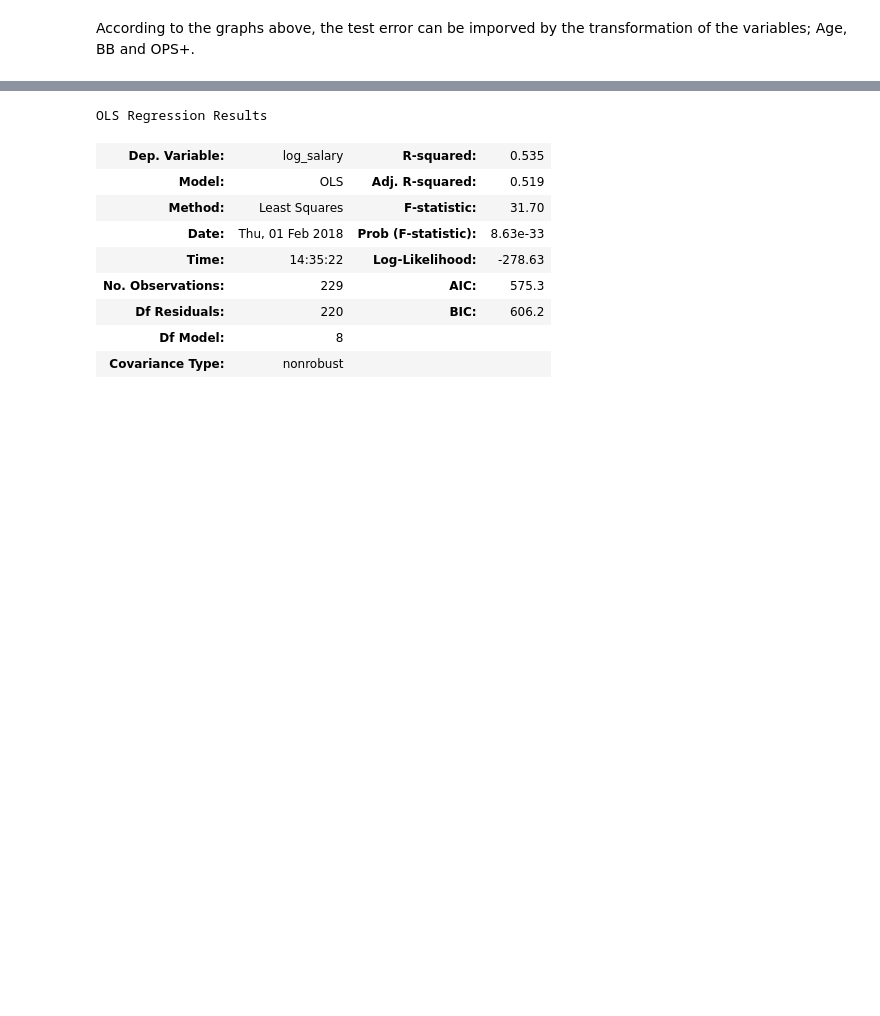
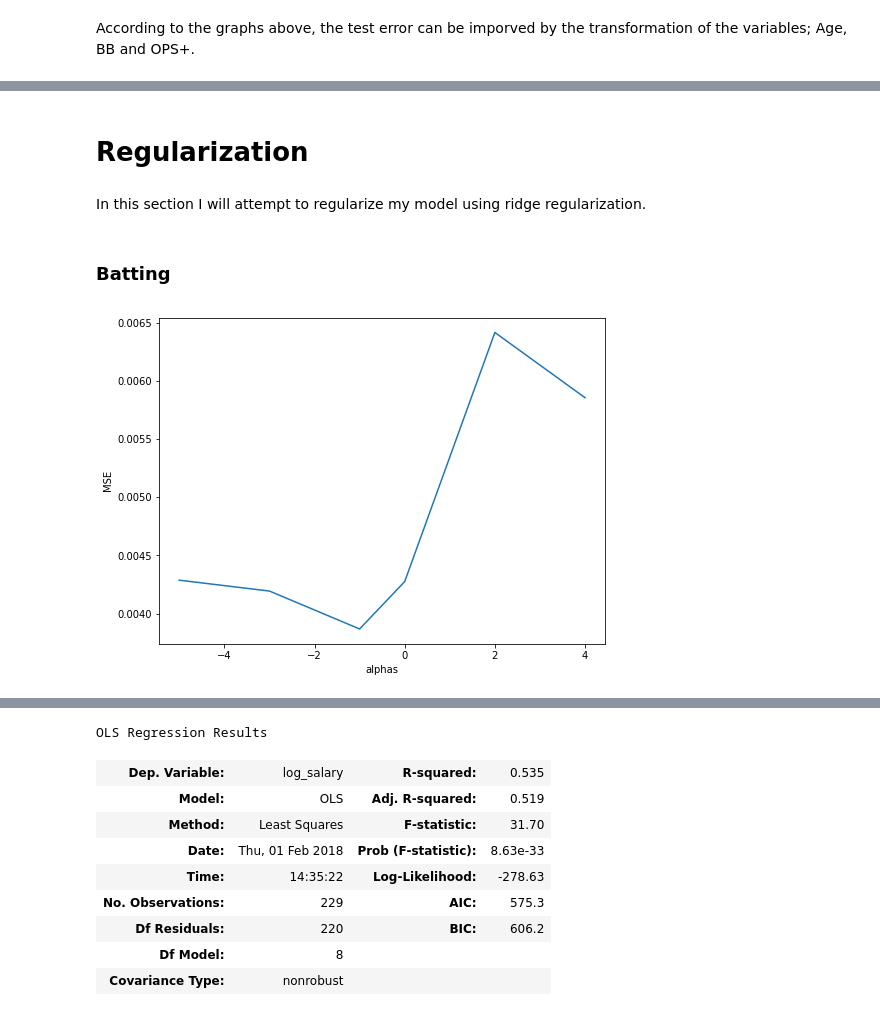
Before and after one commit to Jzbooth/Booth_Metis, a Jupyter notebook: Project_2/Project_luther3.ipynb, the cells around one changed output, grey strips where cells are left out. Cells and saved outputs as stored; diff of their text form; code cells hidden in the pictures; blank space fills up the shorter version.

```diff
--- a/Project_2/Project_luther3.ipynb
+++ b/Project_2/Project_luther3.ipynb
@@ -1027,0 +1047,34 @@ array([  9.21522252e-01,  -1.15520704e-02,   9.52059501e-02,
+# %% [markdown]
+# Regularization
+# %% [markdown]
+In this section I will attempt to regularize my model using ridge regularization.
+# %% [markdown]
+### Batting
+# %%
+x = batdf[bsig_cols]
+y = batdf['log_salary']
+alphas=[1e-5,1e-3,1e-1,1,100,10000]
+X_train, X_test, y_train, y_test = train_test_split(x, y, test_size=0.3)
+
+def make_estimator(est,alpha):
+    est.alpha=alpha
+    model = est.fit(X_train,y_train)
+    mse=np.mean(y_test-model.predict(X_test))**2
+    return mse
+
+# Get scores
+all_mse=[]
+for a in alphas:
+    all_mse.append(make_estimator(Ridge(),a))
+
+
+#plot of model
+plt.figure(figsize=(8,6))
+plt.legend()
+plt.plot(np.log10(alphas),all_mse)
+plt.legend()
+plt.xlabel('alphas')
+plt.ylabel('MSE')
+plt.show()
+# %% [output]
+[figure, added]
```
Also changed, not shown: parts of 36 cells of this notebook, 1 other file.
